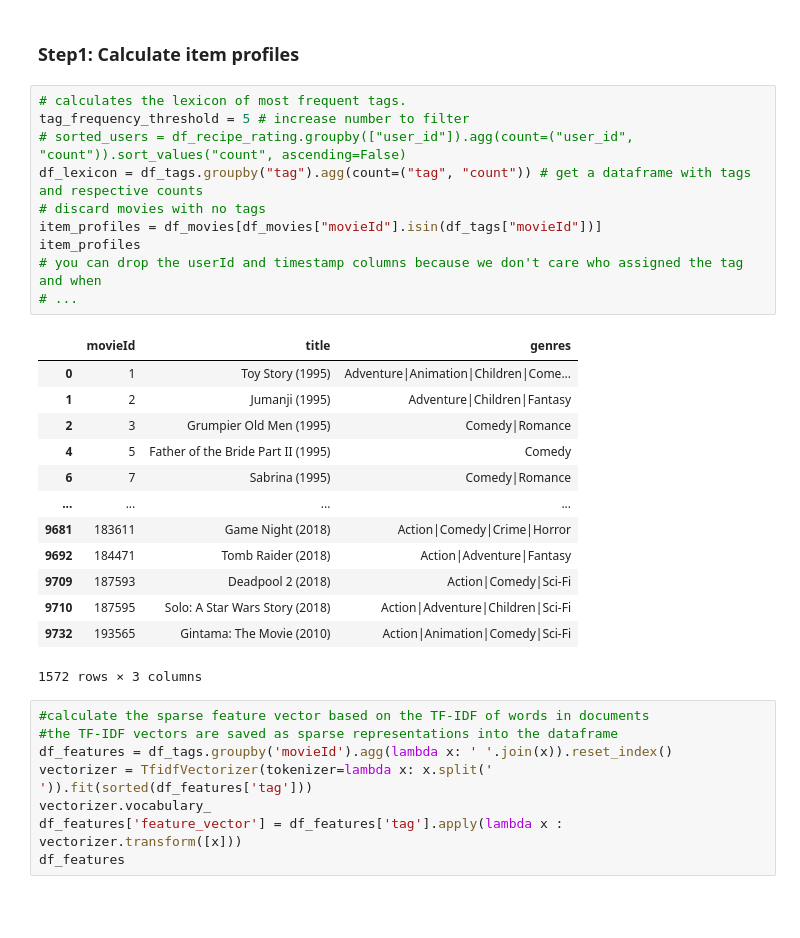
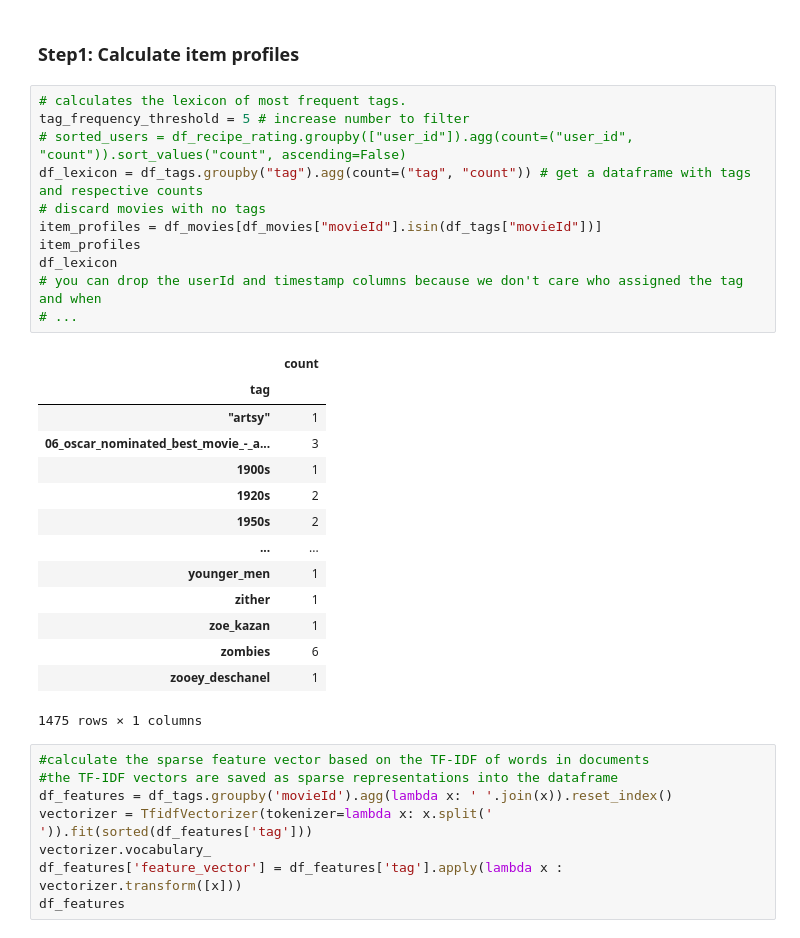
Before and after one commit to xWermuth/ds-prod, a Jupyter notebook: exercise07/exercise_02.ipynb, the cells around one changed output. Saved outputs shown, nothing was run; the diff lists cells and outputs as text; blank space fills up the shorter version.

```diff
--- a/exercise07/exercise_02.ipynb
+++ b/exercise07/exercise_02.ipynb
@@ -134,27 +135,29 @@ df_tags.head()
 # %%
 # calculates the lexicon of most frequent tags.
 tag_frequency_threshold = 5 # increase number to filter
 # sorted_users = df_recipe_rating.groupby(["user_id"]).agg(count=("user_id", "count")).sort_values("count", ascending=False)
 df_lexicon = df_tags.groupby("tag").agg(count=("tag", "count")) # get a dataframe with tags and respective counts
 # discard movies with no tags
 item_profiles = df_movies[df_movies["movieId"].isin(df_tags["movieId"])]
 item_profiles
+df_lexicon
 # you can drop the userId and timestamp columns because we don't care who assigned the tag and when
 # ...
 # %% [output]
-|  | movieId | title | genres |
-| 0 | 1 | Toy Story (1995) | Adventure|Animation|Children|Come... |
-| 1 | 2 | Jumanji (1995) | Adventure|Children|Fantasy |
-| 2 | 3 | Grumpier Old Men (1995) | Comedy|Romance |
-| 4 | 5 | Father of the Bride Part II (1995) | Comedy |
-| 6 | 7 | Sabrina (1995) | Comedy|Romance |
-| ... | ... | ... | ... |
-| 9681 | 183611 | Game Night (2018) | Action|Comedy|Crime|Horror |
-| 9692 | 184471 | Tomb Raider (2018) | Action|Adventure|Fantasy |
-| 9709 | 187593 | Deadpool 2 (2018) | Action|Comedy|Sci-Fi |
-| 9710 | 187595 | Solo: A Star Wars Story (2018) | Action|Adventure|Children|Sci-Fi |
-| 9732 | 193565 | Gintama: The Movie (2010) | Action|Animation|Comedy|Sci-Fi |
+|  | count |
+| tag |  |
+| "artsy" | 1 |
+| 06_oscar_nominated_best_movie_-_a... | 3 |
+| 1900s | 1 |
+| 1920s | 2 |
+| 1950s | 2 |
+| ... | ... |
+| younger_men | 1 |
+| zither | 1 |
+| zoe_kazan | 1 |
+| zombies | 6 |
+| zooey_deschanel | 1 |
-1572 rows × 3 columns
+1475 rows × 1 columns
 # %%
 #calculate the sparse feature vector based on the TF-IDF of words in documents
 #the TF-IDF vectors are saved as sparse representations into the dataframe
```
Also changed, not shown: parts of 19 cells of this notebook, 1 other file.
